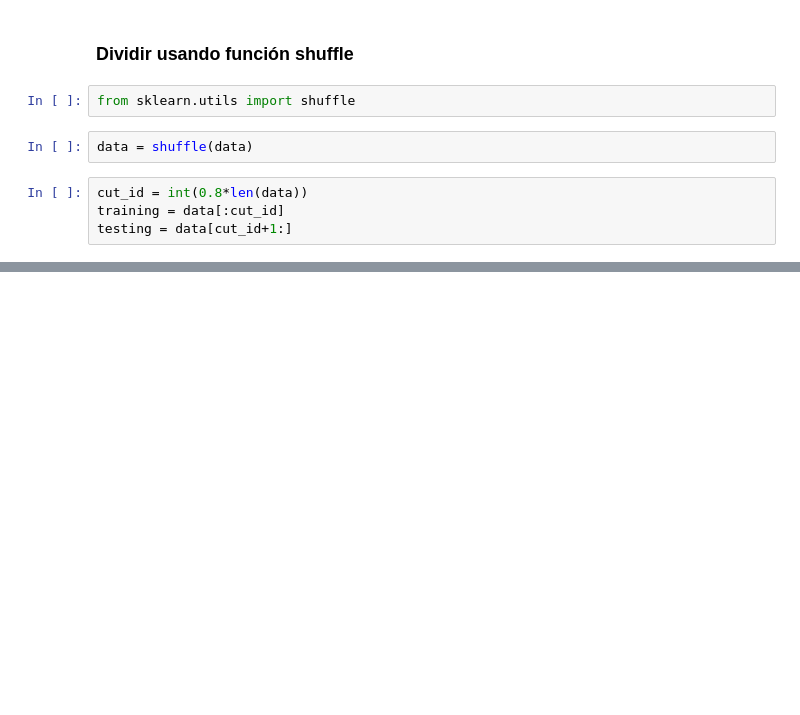
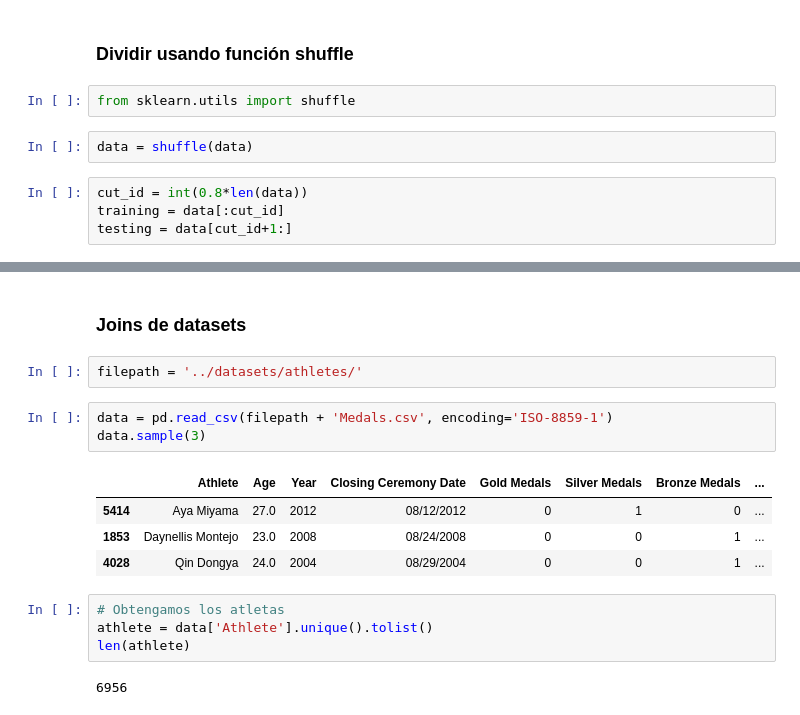
Before and after one commit to Byhako/cursoUdemyAI, a Jupyter notebook: notebooks/03-1-train_and_test_data.ipynb, the cells around one changed output, grey strips where cells are left out. Saved outputs shown, nothing was run; the diff lists cells and outputs as text; blank space fills up the shorter version.

```diff
--- a/notebooks/03-1-train_and_test_data.ipynb
+++ b/notebooks/03-1-train_and_test_data.ipynb
@@ -49,0 +153,18 @@ testing = data[cut_id+1:]
+# %% [markdown]
+### Joins de datasets
+# %%
+filepath = '../datasets/athletes/'
+# %%
+data = pd.read_csv(filepath + 'Medals.csv', encoding='ISO-8859-1')
+data.sample(3)
+# %% [output]
+|  | Athlete | Age | Year | Closing Ceremony Date | Gold Medals | Silver Medals | Bronze Medals | ... |
+| 5414 | Aya Miyama | 27.0 | 2012 | 08/12/2012 | 0 | 1 | 0 | ... |
+| 1853 | Daynellis Montejo | 23.0 | 2008 | 08/24/2008 | 0 | 0 | 1 | ... |
+| 4028 | Qin Dongya | 24.0 | 2004 | 08/29/2004 | 0 | 0 | 1 | ... |
+# %%
+# Obtengamos los atletas
+athlete = data['Athlete'].unique().tolist()
+len(athlete)
+# %% [output]
+6956
```
Also changed, not shown: parts of 20 cells of this notebook.
